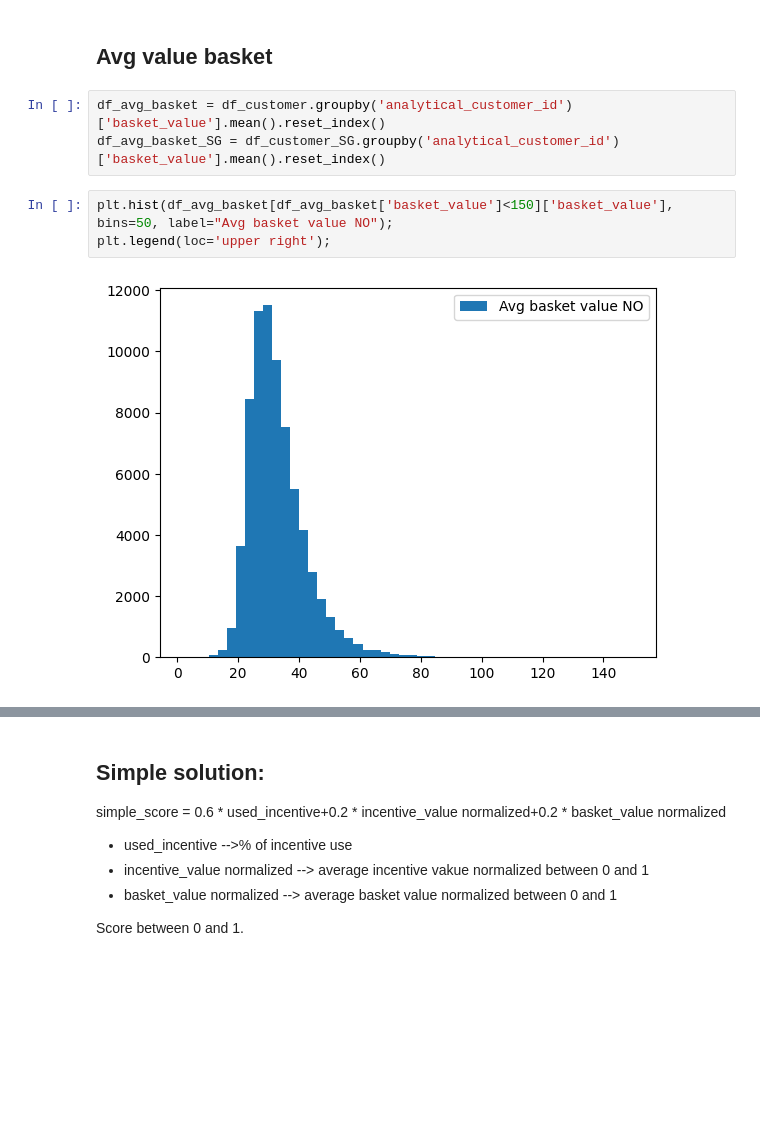
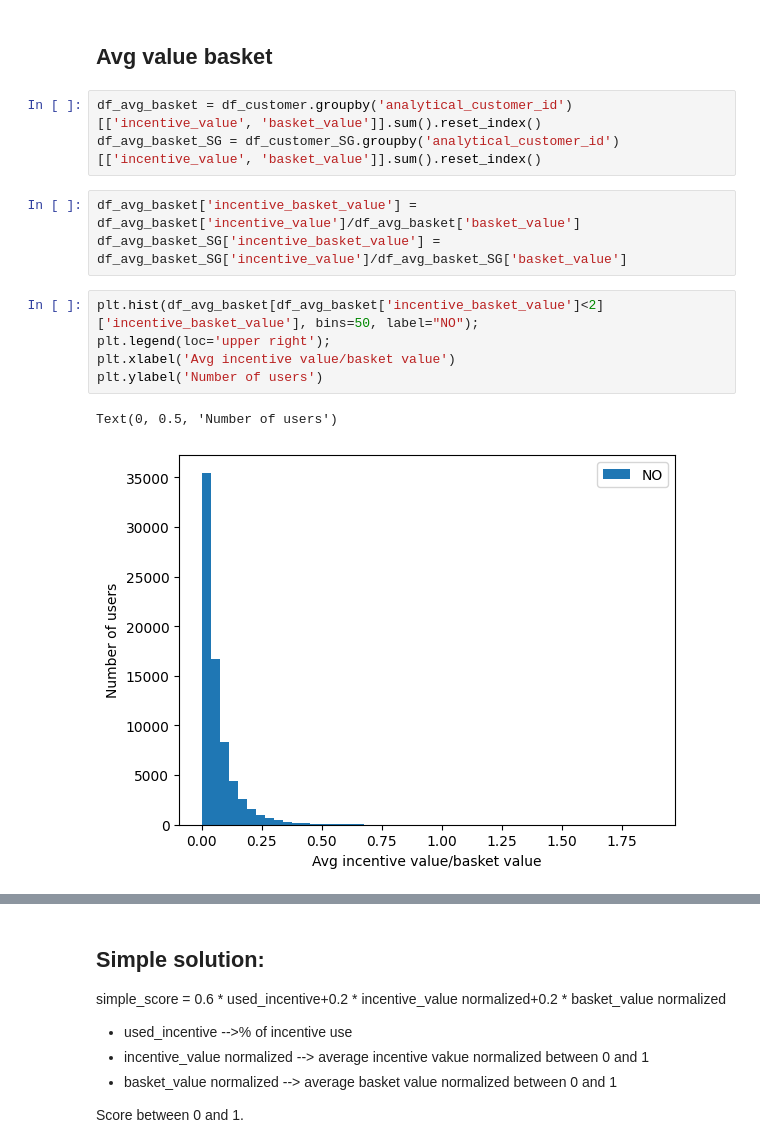
Before and after one commit to AChiaraCapuano/incentives_analysis, a Jupyter notebook: analysis_nb.ipynb, the cells around one changed output, grey strips where cells are left out. Saved outputs shown, nothing was run; the diff lists cells and outputs as text; blank space fills up the shorter version.

```diff
--- a/analysis_nb.ipynb
+++ b/analysis_nb.ipynb
@@ -126,11 +144,17 @@ plt.legend(loc='upper right');
 # %% [markdown]
 ## Avg value basket
 # %%
-df_avg_basket = df_customer.groupby('analytical_customer_id')['basket_value'].mean().reset_index()
-df_avg_basket_SG = df_customer_SG.groupby('analytical_customer_id')['basket_value'].mean().reset_index()
+df_avg_basket = df_customer.groupby('analytical_customer_id')[['incentive_value', 'basket_value']].sum().reset_index()
+df_avg_basket_SG = df_customer_SG.groupby('analytical_customer_id')[['incentive_value', 'basket_value']].sum().reset_index()
+# %%
+df_avg_basket['incentive_basket_value'] = df_avg_basket['incentive_value']/df_avg_basket['basket_value']
+df_avg_basket_SG['incentive_basket_value'] = df_avg_basket_SG['incentive_value']/df_avg_basket_SG['basket_value']
 # %%
-plt.hist(df_avg_basket[df_avg_basket['basket_value']<150]['basket_value'], bins=50, label="Avg basket value NO");
+plt.hist(df_avg_basket[df_avg_basket['incentive_basket_value']<2]['incentive_basket_value'], bins=50, label="NO");
 plt.legend(loc='upper right');
+plt.xlabel('Avg incentive value/basket value')
+plt.ylabel('Number of users')
 # %% [output]
+Text(0, 0.5, 'Number of users')
-[figure, old version]
+[figure, new version]
 # %%
```
Also changed, not shown: parts of 27 cells of this notebook.
